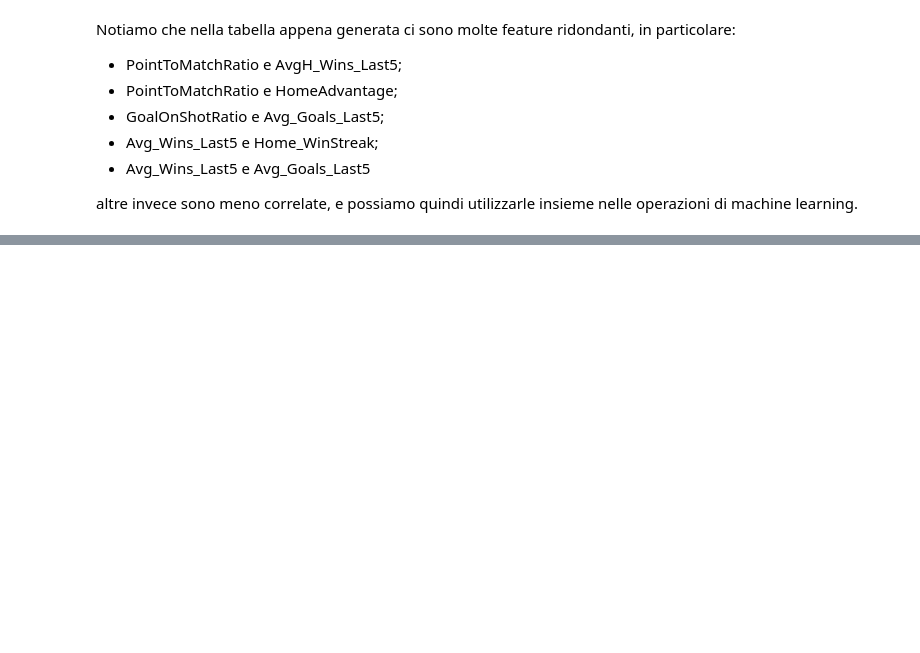
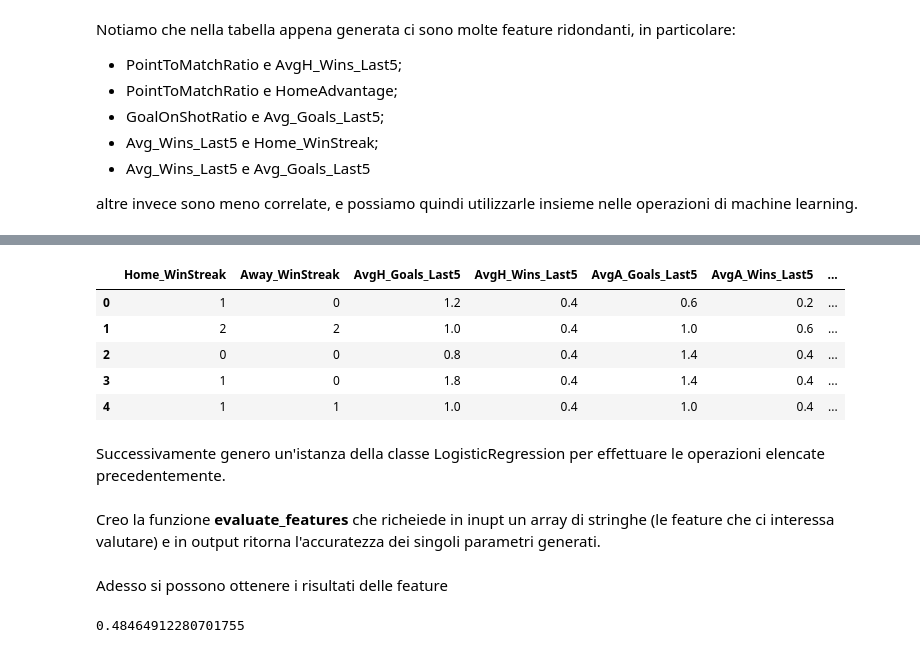
Before and after one commit to Lucaseraaa/sports-game-outcome-predictor, a Jupyter notebook: notebook/feature-choice.ipynb, the cells around one changed output, grey strips where cells are left out. Saved outputs shown, nothing was run; the diff lists cells and outputs as text; code cells hidden in the pictures; blank space fills up the shorter version.

Commit message:
aggiunte funzioni per la regressione lineare

```diff
--- a/notebook/feature-choice.ipynb
+++ b/notebook/feature-choice.ipynb
@@ -58,0 +62,26 @@ altre invece sono meno correlate, e possiamo quindi utilizzarle insieme nelle op
+# %%
+from sklearn.preprocessing import LabelEncoder, StandardScaler
+
+Y = dataset["FTR"]
+X = dataset.drop(columns=['FTR', 'Date','HomeTeam', 'AwayTeam', 'FTHG', 'FTAG', 'Season'])
+
+label_encoder = LabelEncoder()
+
+Y_ENCODED = label_encoder.fit_transform(Y)
+
+split_index = int(len(X) * 0.8)
+
+
+Y_train, Y_test = Y_ENCODED[:split_index], Y_ENCODED[split_index:]
+X.head()
+# %% [output]
+|  | Home_WinStreak | Away_WinStreak | AvgH_Goals_Last5 | AvgH_Wins_Last5 | AvgA_Goals_Last5 | AvgA_Wins_Last5 | ... |
+| 0 | 1 | 0 | 1.2 | 0.4 | 0.6 | 0.2 | ... |
+| 1 | 2 | 2 | 1.0 | 0.4 | 1.0 | 0.6 | ... |
+| 2 | 0 | 0 | 0.8 | 0.4 | 1.4 | 0.4 | ... |
+| 3 | 1 | 0 | 1.8 | 0.4 | 1.4 | 0.4 | ... |
+| 4 | 1 | 1 | 1.0 | 0.4 | 1.0 | 0.4 | ... |
+# %% [markdown]
+Successivamente genero un'istanza della classe LogisticRegression per effettuare le operazioni elencate precedentemente.
+# %% [markdown]
+Creo la funzione **evaluate_features** che richeiede in inupt un array di stringhe (le feature che ci interessa valutare) e in output ritorna l'accuratezza dei singoli parametri generati.
@@ -58,0 +111,7 @@ altre invece sono meno correlate, e possiamo quindi utilizzarle insieme nelle op
+# %% [markdown]
+Adesso si possono ottenere i risultati delle feature
+# %%
+print(evaluate_features(['AvgH_Goals_Last5', 'AvgA_Goals_Last5', 'AvgH_Wins_Last5', 'AvgA_Wins_Last5', 'Home_WinStreak',
+ 'Away_WinStreak']))
+# %% [output]
+0.48464912280701755
```
Also changed, not shown: parts of 2 cells of this notebook.
